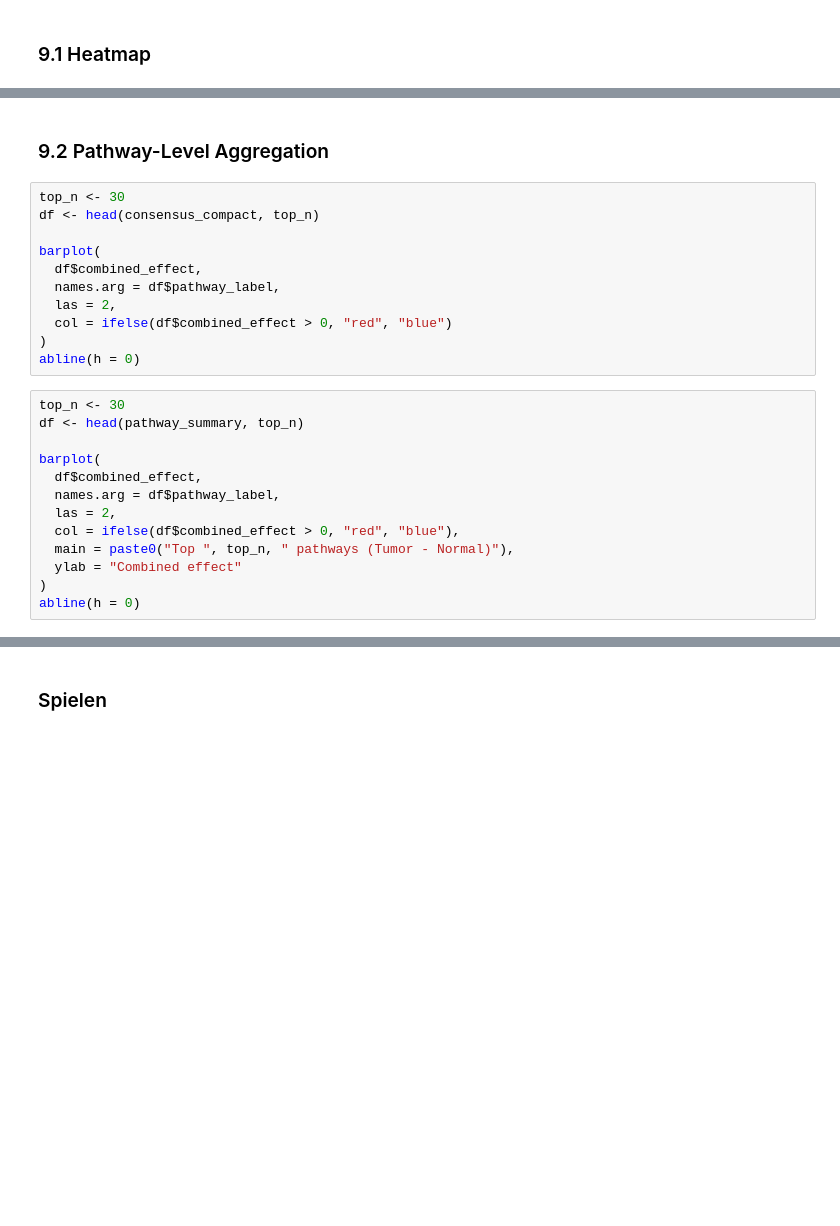
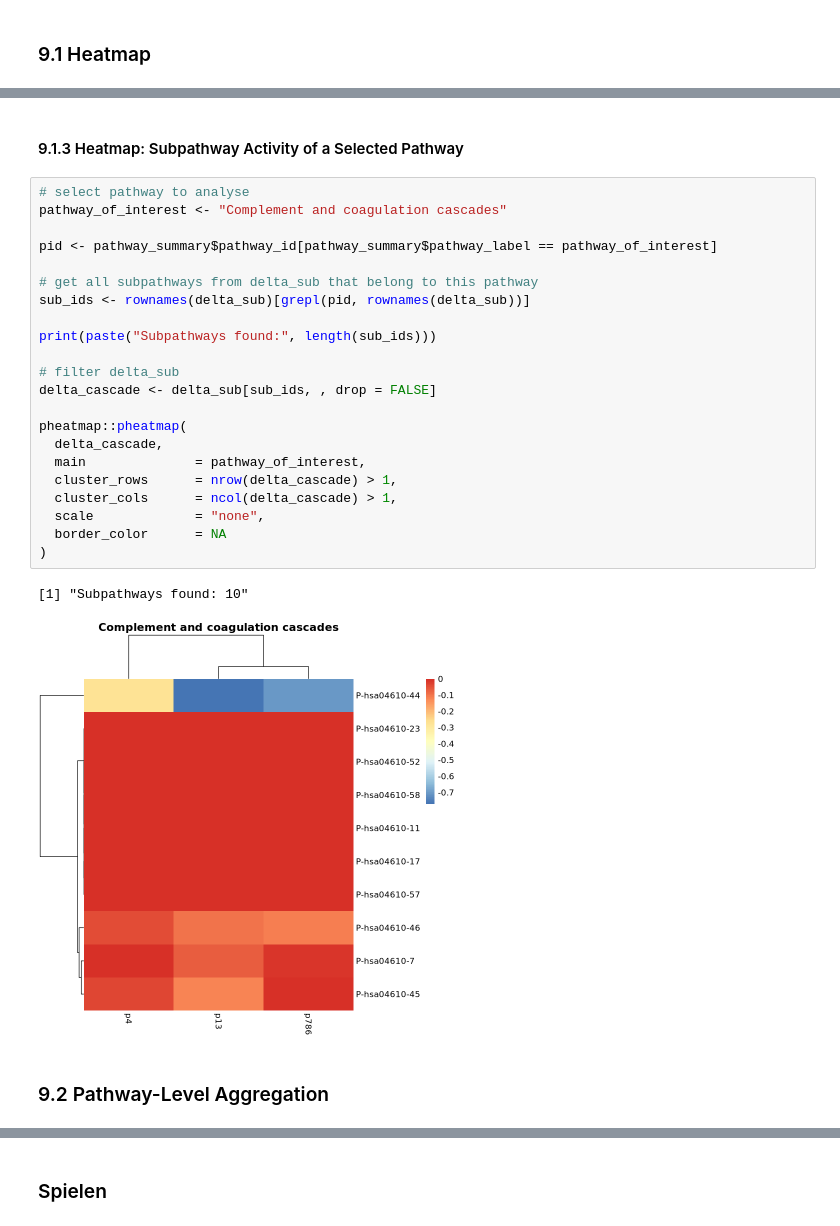
Before and after one commit to BennetDub/mein-r-projekt, a Jupyter notebook: Hipathia withou PB.ipynb, the cells around one changed output, grey strips where cells are left out. Cells and saved outputs as stored; diff of their text form; blank space fills up the shorter version.

```diff
--- a/Hipathia withou PB.ipynb
+++ b/Hipathia withou PB.ipynb
@@ -1383,26 +1390,29 @@ pheatmap::pheatmap(
+# %% [markdown]
+#### 9.1.3 Heatmap: Subpathway Activity of a Selected Pathway
+# %%
+# select pathway to analyse
+pathway_of_interest <- "Complement and coagulation cascades"
+
+pid <- pathway_summary$pathway_id[pathway_summary$pathway_label == pathway_of_interest]
+
+# get all subpathways from delta_sub that belong to this pathway
+sub_ids <- rownames(delta_sub)[grepl(pid, rownames(delta_sub))]
+
+print(paste("Subpathways found:", length(sub_ids)))
+
+# filter delta_sub
+delta_cascade <- delta_sub[sub_ids, , drop = FALSE]
+
+pheatmap::pheatmap(
+  delta_cascade,
+  main              = pathway_of_interest,
+  cluster_rows      = nrow(delta_cascade) > 1,
+  cluster_cols      = ncol(delta_cascade) > 1,
+  scale             = "none",
+  border_color      = NA
+)
+# %% [output]
+[1] "Subpathways found: 10"
+[figure, added]
 # %% [markdown]
 ### 9.2 Pathway-Level Aggregation
-# %%
-top_n <- 30
-df <- head(consensus_compact, top_n)
-
-barplot(
-  df$combined_effect,
-  names.arg = df$pathway_label,
-  las = 2,
-  col = ifelse(df$combined_effect > 0, "red", "blue")
-)
-abline(h = 0)
-# %%
-top_n <- 30
-df <- head(pathway_summary, top_n)
-
-barplot(
-  df$combined_effect,
-  names.arg = df$pathway_label,
-  las = 2,
-  col = ifelse(df$combined_effect > 0, "red", "blue"),
-  main = paste0("Top ", top_n, " pathways (Tumor - Normal)"),
-  ylab = "Combined effect"
-)
-abline(h = 0)
```
Also changed, not shown: parts of 12 cells of this notebook.
